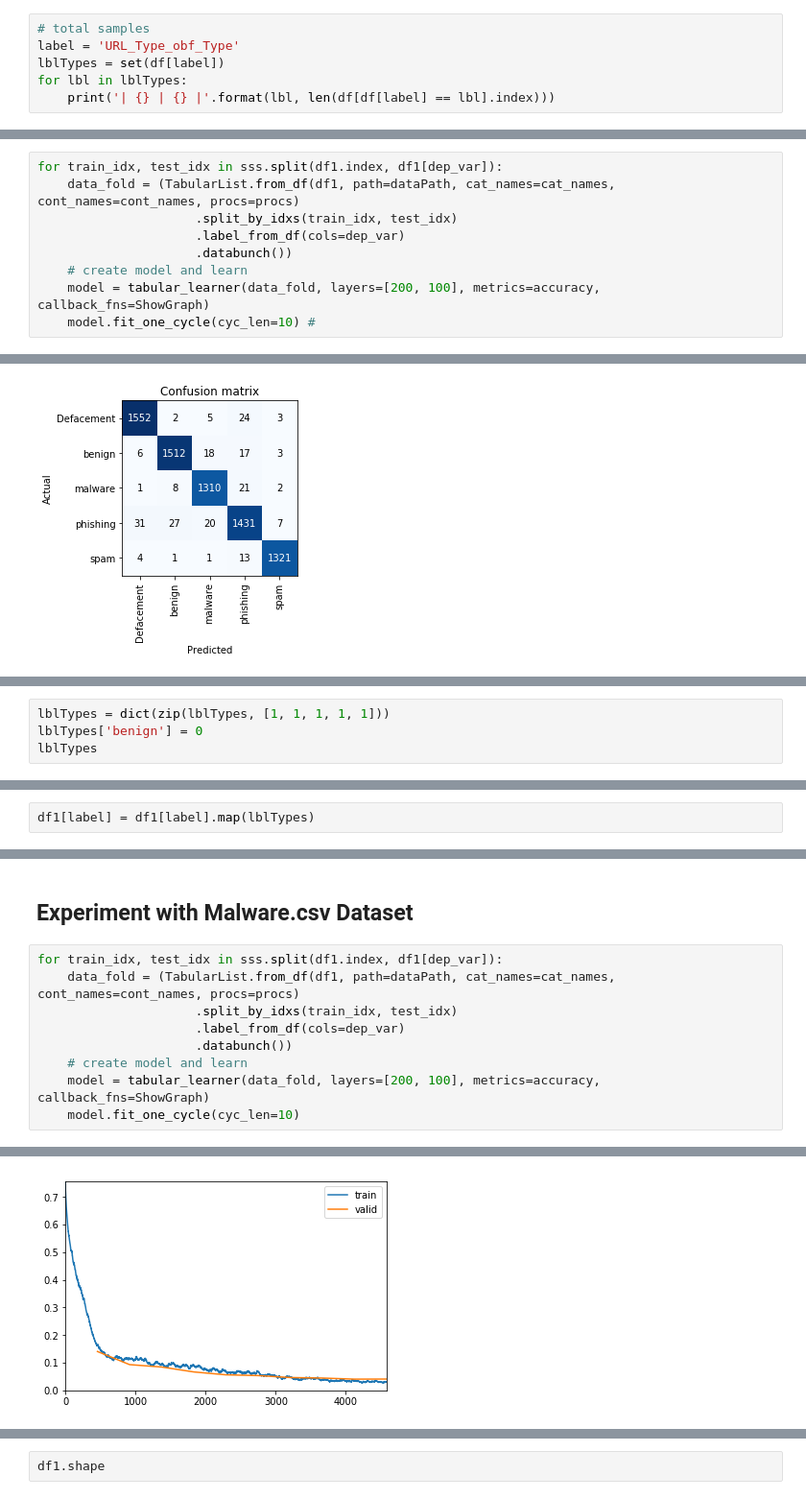
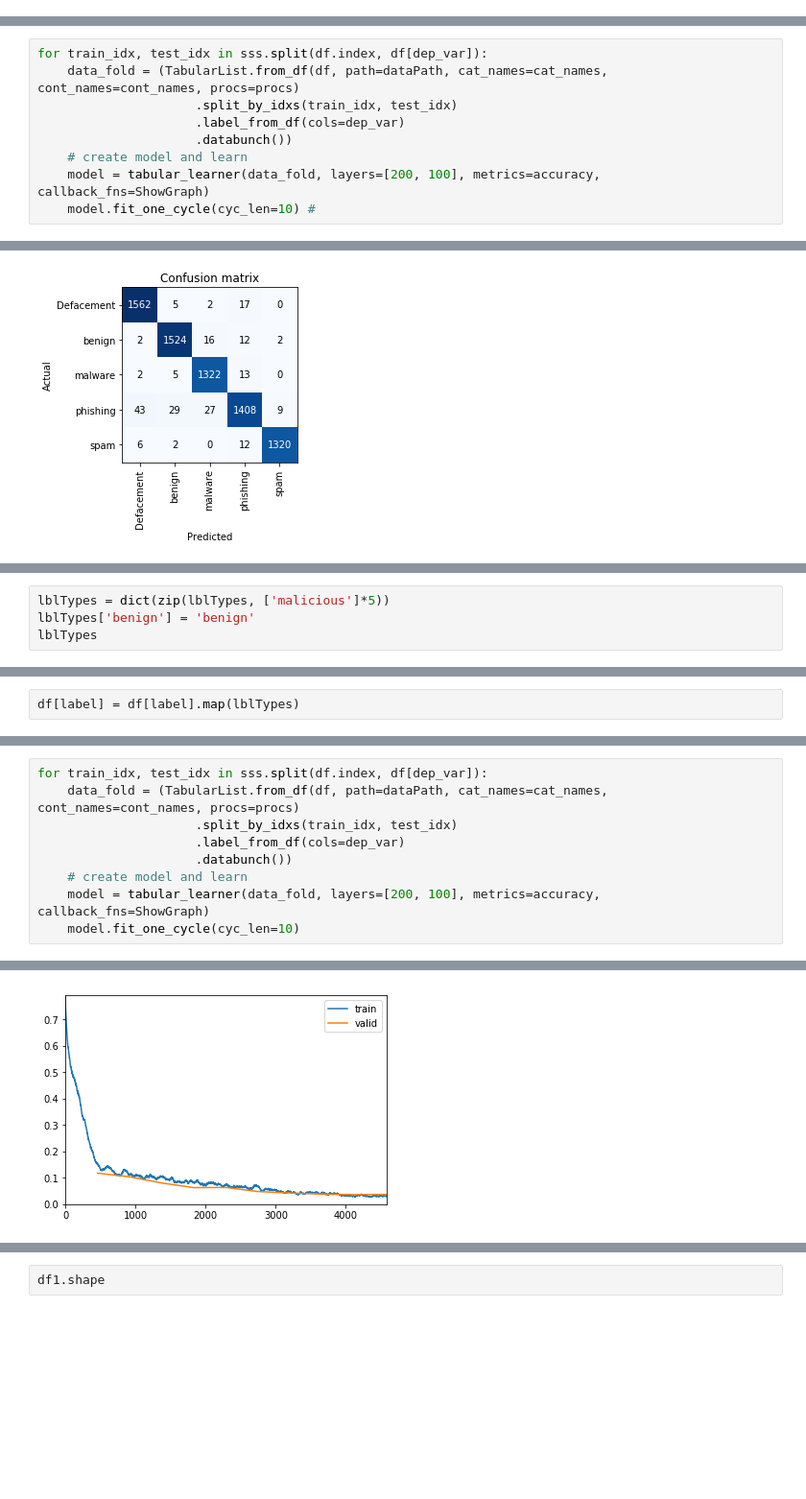
Before and after one commit to Colorado-Mesa-University-Cybersecurity/DeepLearning-MaliciousURLs, a Jupyter notebook: FastAI-Experiments.ipynb, the cells around one changed output, grey strips where cells are left out. Shown at 96% size. Drawn from its saved outputs; the diff is of its cells as text; blank space fills up the shorter version.

Commit message:
added ML experiments

```diff
--- a/FastAI-Experiments.ipynb
+++ b/FastAI-Experiments.ipynb
@@ -233,9 +98,3 @@ df1.head()
 ## Multi-class classification
 # %% [markdown]
 ## Total samples for each class
-# %%
-# total samples
-label = 'URL_Type_obf_Type'
-lblTypes = set(df[label])
-for lbl in lblTypes:
-    print('| {} | {} |'.format(lbl, len(df[df[label] == lbl].index)))
@@ -300,8 +131,8 @@ print(sss)
 StratifiedShuffleSplit(n_splits=1, random_state=0, test_size=0.2,
             train_size=None)
 # %%
-for train_idx, test_idx in sss.split(df1.index, df1[dep_var]):
-    data_fold = (TabularList.from_df(df1, path=dataPath, cat_names=cat_names, cont_names=cont_names, procs=procs)
+for train_idx, test_idx in sss.split(df.index, df[dep_var]):
+    data_fold = (TabularList.from_df(df, path=dataPath, cat_names=cat_names, cont_names=cont_names, procs=procs)
                      .split_by_idxs(train_idx, test_idx)
                      .label_from_df(cols=dep_var)
                      .databunch())
@@ -379,5 +206,5 @@ lblTypes
 # %%
-lblTypes = dict(zip(lblTypes, [1, 1, 1, 1, 1]))
-lblTypes['benign'] = 0
+lblTypes = dict(zip(lblTypes, ['malicious']*5))
+lblTypes['benign'] = 'benign'
 lblTypes
 # %% [output]
@@ -385,2 +216,2 @@ lblTypes
 # %%
-df1[label] = df1[label].map(lblTypes)
+df[label] = df[label].map(lblTypes)
@@ -397,8 +218,6 @@ df1.tail()
-# %% [markdown]
-## Experiment with Malware.csv Dataset
 # %%
-for train_idx, test_idx in sss.split(df1.index, df1[dep_var]):
-    data_fold = (TabularList.from_df(df1, path=dataPath, cat_names=cat_names, cont_names=cont_names, procs=procs)
+for train_idx, test_idx in sss.split(df.index, df[dep_var]):
+    data_fold = (TabularList.from_df(df, path=dataPath, cat_names=cat_names, cont_names=cont_names, procs=procs)
                      .split_by_idxs(train_idx, test_idx)
                      .label_from_df(cols=dep_var)
                      .databunch())
@@ -420,4 +239,4 @@ for train_idx, test_idx in sss.split(df1.index, df1[dep_var]):
-[figure, old version]
+[figure, new version]
 # %%
 loss, acc = model.validate()
 print('loss {}: accuracy: {:.2f}%'.format(loss, acc*100))
```
Also changed, not shown: parts of 43 cells of this notebook, 4 other files.
